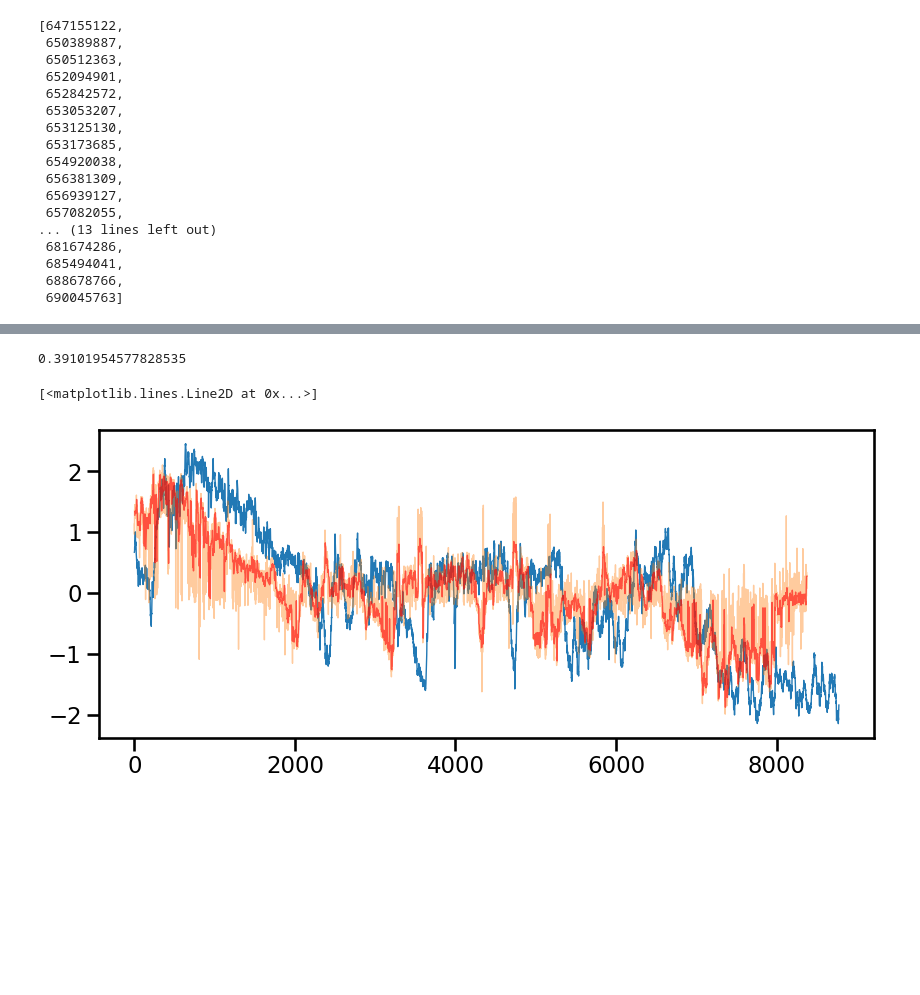
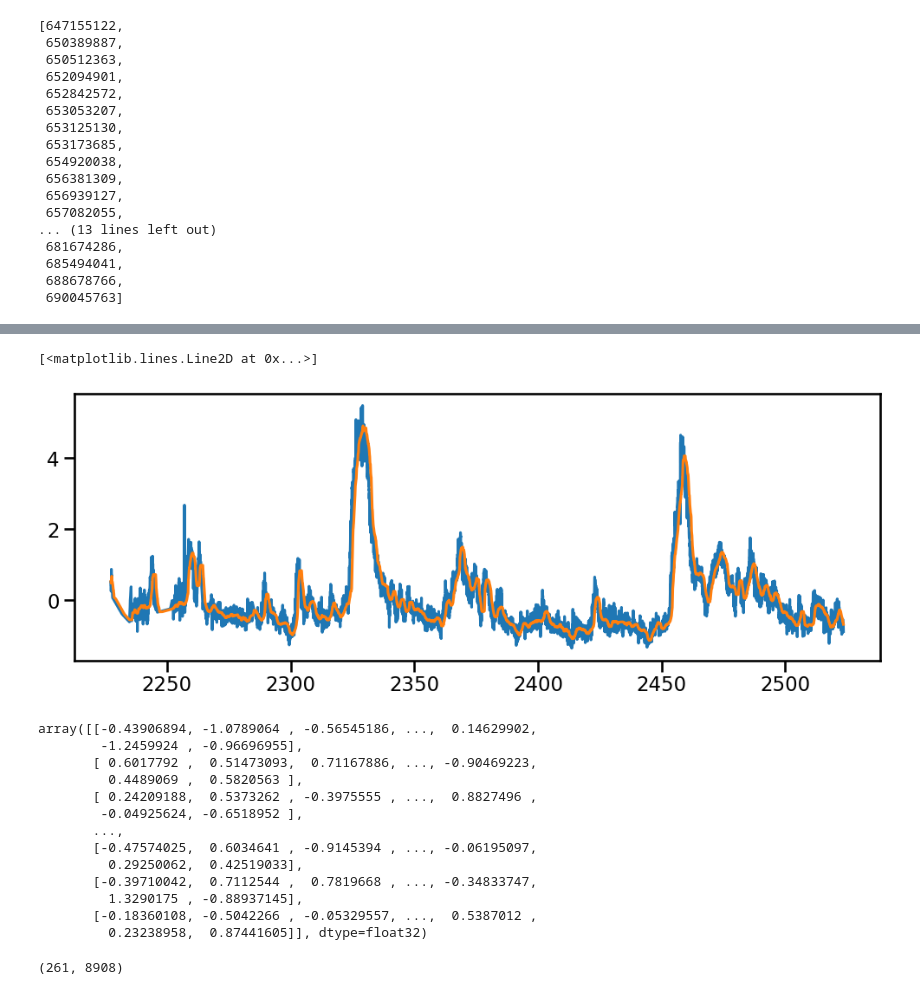
Before and after one commit to valtot/Explore_AllenBrainObservatory, a Jupyter notebook: SpontaneousActivity.ipynb, the cells around one changed output, grey strips where cells are left out. Cells and saved outputs as stored; diff of their text form; code cells hidden in the pictures; blank space fills up the shorter version.

Commit message:
new plots

```diff
--- a/SpontaneousActivity.ipynb
+++ b/SpontaneousActivity.ipynb
@@ -104,6 +125,11 @@ id = exp_ids[1]
 # %%
+n =23
+
+
+id = exp_ids[n]
 exp  = boc.get_ophys_experiment_data(id)
 dff = exp.get_dff_traces()
+calcium = zscore(dff[1], axis = 0, ddof=1, nan_policy='omit')
 eye = boc.get_ophys_pupil_data(id, suppress_pupil_data=False)
 stim = boc.get_ophys_experiment_stimuli(id)
 # %%
@@ -278,17 +164,41 @@ plt.plot(pupil_pred[400:])
-# %%
-rf = RandomForestRegressor(n_estimators =500, random_state = 42, oob_score = True, n_jobs  =10)
-
-rf.fit(train_dff, train_pupil)
-pupil_pred = rf.predict(traces[:,400:].T)
-rf.score(test_dff, test_pupil)
-# %% [output]
-0.39101954577828535
-# %%
-plt.subplots(figsize =  (10, 4))
-
-plt.plot(new_pupil[400:] ,linewidth = 1, alpha = .99)
-plt.plot(pupil_pred[400:], linewidth = 1, alpha = .4)
-plt.plot(pd.Series(pupil_pred[400:]).rolling(7).median() ,linewidth = 1, alpha = .6, color = 'r')
-# %% [output]
-[<matplotlib.lines.Line2D at 0x...>]
-[figure, removed]
+# %%
+new_pupil = np.interp(ts, eye_sp.index.to_list(),  eye_sp['filtered_pupil_area'])
+nans, x= nan_helper(new_pupil)
+new_pupil[nans]= np.interp(x(nans), x(~nans), new_pupil[~nans])
+new_pupil_1 = new_pupil.copy()
+new_pupil = pd.Series(new_pupil).rolling(60, min_periods=1).median().values
+
+new_pupil = zscore(new_pupil, ddof=1, nan_policy = 'omit')
+new_pupil_1 = zscore(new_pupil_1, ddof=1, nan_policy = 'omit')
+# %%
+%matplotlib inline
+plt.figure(figsize= (12,4))
+plt.plot(ts, new_pupil_1)
+plt.plot(ts, new_pupil)
+
+#
+# plt.plot(eye_sp.index.tolist(), eye_sp['raw_pupil_area'])
+# %% [output]
+[<matplotlib.lines.Line2D at 0x...>]
+[figure, added]
+# %%
+traces = calcium[:,spont[0] : spont[-1]]
+traces
+# %% [output]
+array([[-0.43906894, -1.0789064 , -0.56545186, ...,  0.14629902,
+        -1.2459924 , -0.96696955],
+       [ 0.6017792 ,  0.51473093,  0.71167886, ..., -0.90469223,
+         0.4489069 ,  0.5820563 ],
+       [ 0.24209188,  0.5373262 , -0.3975555 , ...,  0.8827496 ,
+        -0.04925624, -0.6518952 ],
+       ...,
+       [-0.47574025,  0.6034641 , -0.9145394 , ..., -0.06195097,
+         0.29250062,  0.42519033],
+       [-0.39710042,  0.7112544 ,  0.7819668 , ..., -0.34833747,
+         1.3290175 , -0.88937145],
+       [-0.18360108, -0.5042266 , -0.05329557, ...,  0.5387012 ,
+         0.23238958,  0.87441605]], dtype=float32)
+# %%
+traces.shape
+# %% [output]
+(261, 8908)
```
Also changed, not shown: parts of 49 cells of this notebook, 1 other file.
